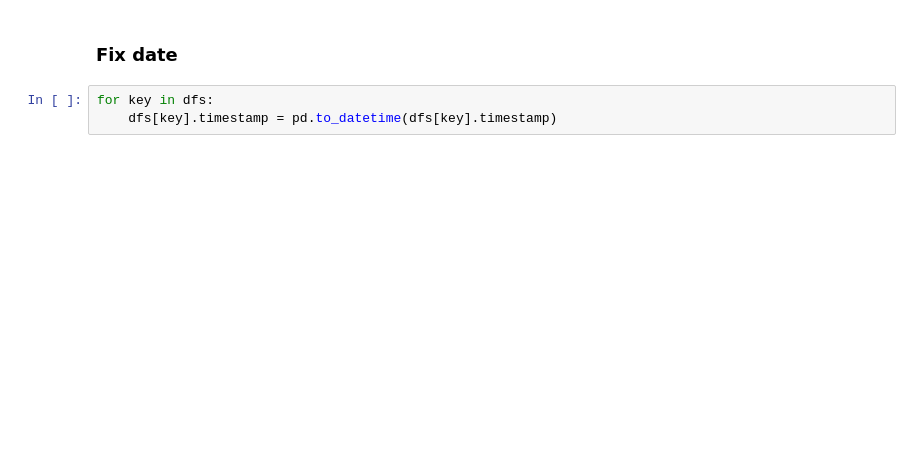
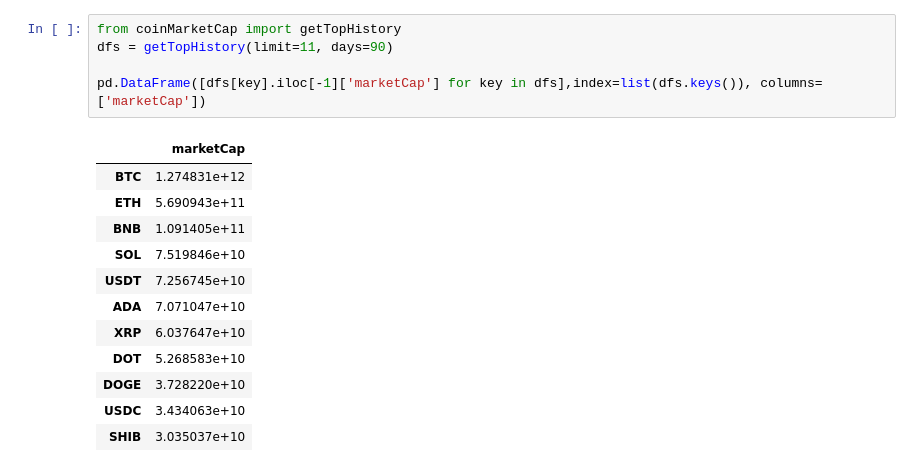
Before and after one commit to webostap/NIR, a Jupyter notebook: crypto_history.ipynb, the cells around one changed output. Drawn from its saved outputs; the diff is of its cells as text; blank space fills up the shorter version.

```diff
--- a/crypto_history.ipynb
+++ b/crypto_history.ipynb
@@ -59,6 +8,19 @@ dfs['BTC'].head()
-# %% [markdown]
-<h3>Fix date</h3>
-# %%
-for key in dfs:
-    dfs[key].timestamp = pd.to_datetime(dfs[key].timestamp)
+# %%
+from coinMarketCap import getTopHistory
+dfs = getTopHistory(limit=11, days=90)
+
+pd.DataFrame([dfs[key].iloc[-1]['marketCap'] for key in dfs],index=list(dfs.keys()), columns=['marketCap'])
+# %% [output]
+|  | marketCap |
+| BTC | 1.274831e+12 |
+| ETH | 5.690943e+11 |
+| BNB | 1.091405e+11 |
+| SOL | 7.519846e+10 |
+| USDT | 7.256745e+10 |
+| ADA | 7.071047e+10 |
+| XRP | 6.037647e+10 |
+| DOT | 5.268583e+10 |
+| DOGE | 3.728220e+10 |
+| USDC | 3.434063e+10 |
+| SHIB | 3.035037e+10 |
 # %% [markdown]
```
Also changed, not shown: parts of 9 cells of this notebook, 1 other file.
